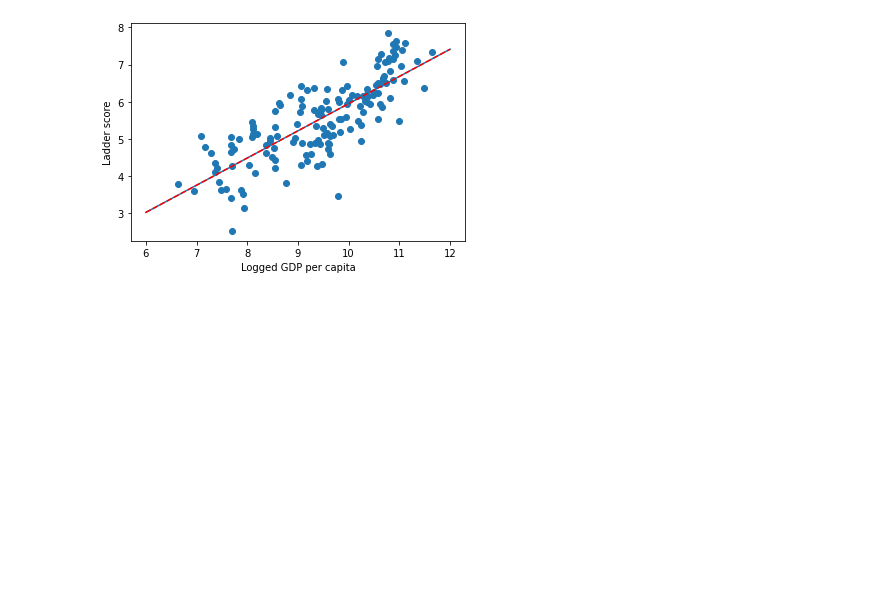
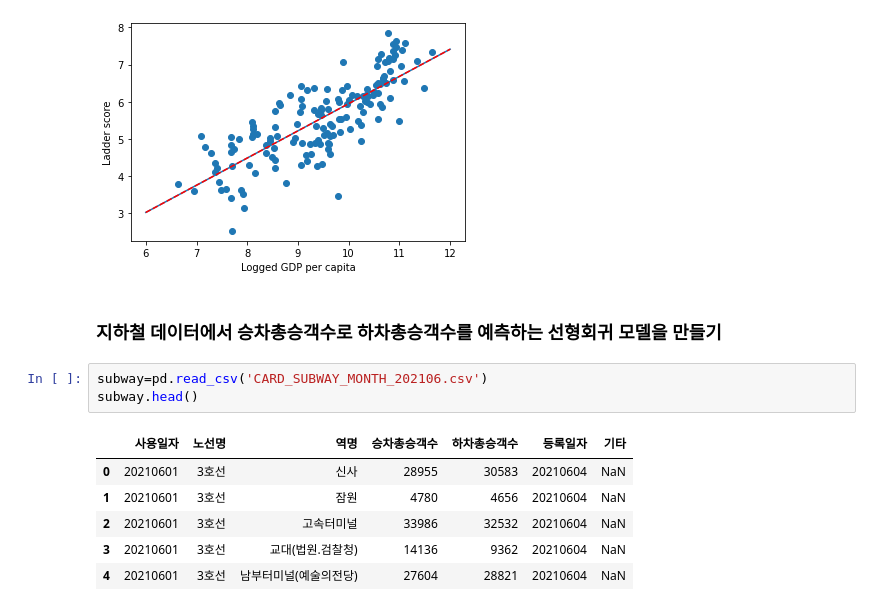
Before and after one commit to Heegu-han/AI, a Jupyter notebook: day_16.ipynb, the cells around one changed output. Drawn from its saved outputs; the diff is of its cells as text; blank space fills up the shorter version.

```diff
--- a/day_16.ipynb
+++ b/day_16.ipynb
@@ -71,3 +71,15 @@ plt.plot(xval,yval,'r--')
 # %% [output]
 [<matplotlib.lines.Line2D at 0x...>]
 [figure]
+# %% [markdown]
+### 지하철 데이터에서 승차총승객수로 하차총승객수를 예측하는 선형회귀 모델을 만들기
+# %%
+subway=pd.read_csv('CARD_SUBWAY_MONTH_202106.csv')
+subway.head()
+# %% [output]
+|  | 사용일자 | 노선명 | 역명 | 승차총승객수 | 하차총승객수 | 등록일자 | 기타 |
+| 0 | 20210601 | 3호선 | 신사 | 28955 | 30583 | 20210604 | NaN |
+| 1 | 20210601 | 3호선 | 잠원 | 4780 | 4656 | 20210604 | NaN |
+| 2 | 20210601 | 3호선 | 고속터미널 | 33986 | 32532 | 20210604 | NaN |
+| 3 | 20210601 | 3호선 | 교대(법원.검찰청) | 14136 | 9362 | 20210604 | NaN |
+| 4 | 20210601 | 3호선 | 남부터미널(예술의전당) | 27604 | 28821 | 20210604 | NaN |
```
Also changed, not shown: parts of 2 cells of this notebook.
